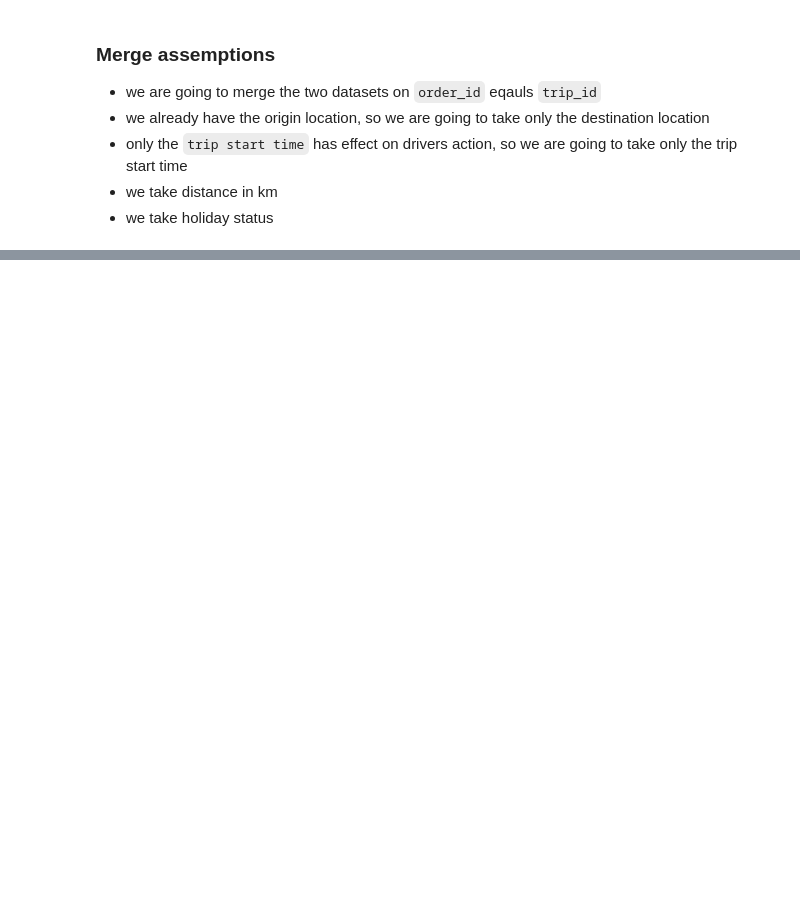
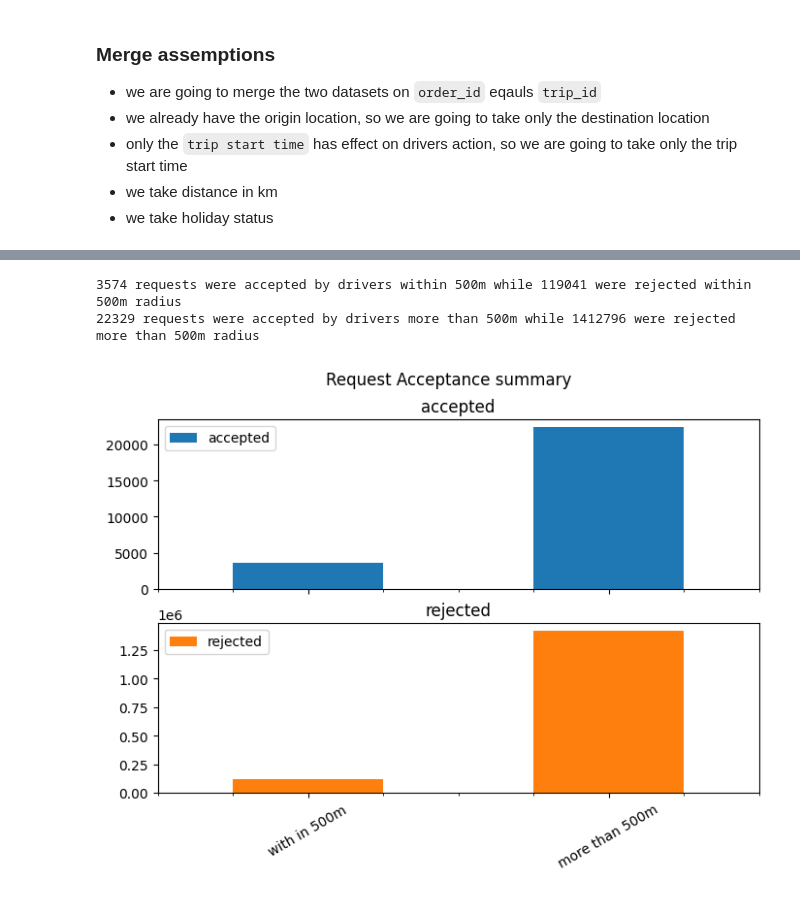
Before and after one commit to Nathnael12/Causal-Inference, a Jupyter notebook: notebooks/delivery_request_EDA.ipynb, the cells around one changed output, grey strips where cells are left out. Drawn from its saved outputs; the diff is of its cells as text; code cells hidden in the pictures; blank space fills up the shorter version.

```diff
--- a/notebooks/delivery_request_EDA.ipynb
+++ b/notebooks/delivery_request_EDA.ipynb
@@ -131,0 +120,4 @@ delivery_requests["driver_action"].value_counts()
+# %%
+merged_df["distance_diff"]=merged_df.apply(lambda x:distance.distance((x["driver_lat"],x["driver_lng"]), (x["origin_lat"],x["origin_lng"])).km,axis=1)
+# %%
+merged_df=merged_df[["id","order_id","driver_id","driver_lat","driver_lng","origin_lat","origin_lng","distance_diff","trip_start_time","holiday","driver_action"]]
@@ -131,0 +136,20 @@ delivery_requests["driver_action"].value_counts()
+# %%
+accept_500=merged_df[(merged_df["distance_diff"]<=0.5) & (merged_df["driver_action"]=="accepted")].shape[0]
+reject_500=merged_df[(merged_df["distance_diff"]<=0.5) & (merged_df["driver_action"]=="rejected")].shape[0]
+
+accept_more_500=merged_df[(merged_df["distance_diff"]>0.5) & (merged_df["driver_action"]=="accepted")].shape[0]
+reject_more_500=merged_df[(merged_df["distance_diff"]>0.5) & (merged_df["driver_action"]=="rejected")].shape[0]
+
+print(f"{accept_500} requests were accepted by drivers within 500m while {reject_500} were rejected within 500m radius")
+print(f"{accept_more_500} requests were accepted by drivers more than 500m while {reject_more_500} were rejected more than 500m radius")
+# %% [output]
+3574 requests were accepted by drivers within 500m while 119041 were rejected within 500m radius
+22329 requests were accepted by drivers more than 500m while 1412796 were rejected more than 500m radius
+# %%
+acceptance_summary=pd.DataFrame(data=[[accept_500,reject_500],[accept_more_500,reject_more_500]],columns=["accepted","rejected"],index=["with in 500m","more than 500m"])
+# %%
+acceptance_summary.plot(kind='bar',subplots=True,rot=30,figsize=(8,5))
+plt.suptitle("Request Acceptance summary")
+plt.show()
+# %% [output]
+[figure, added]
```
Also changed, not shown: parts of 15 cells of this notebook.
